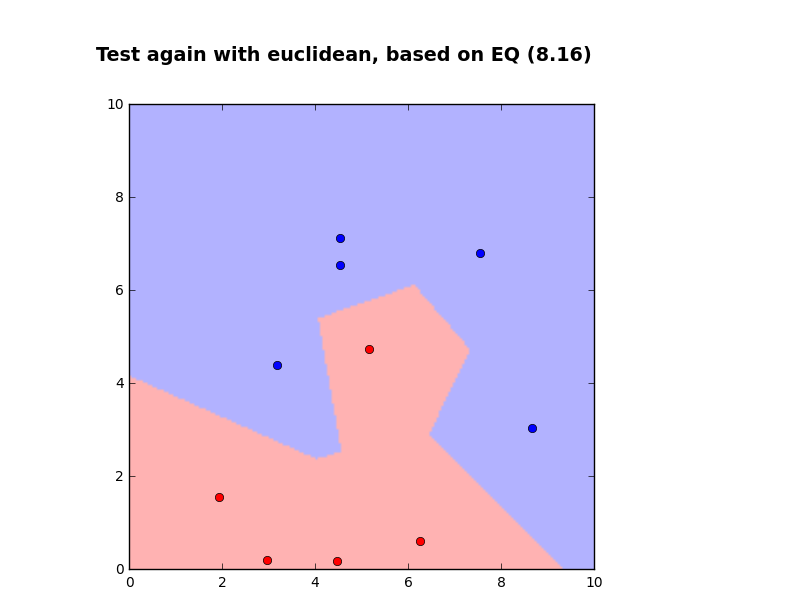
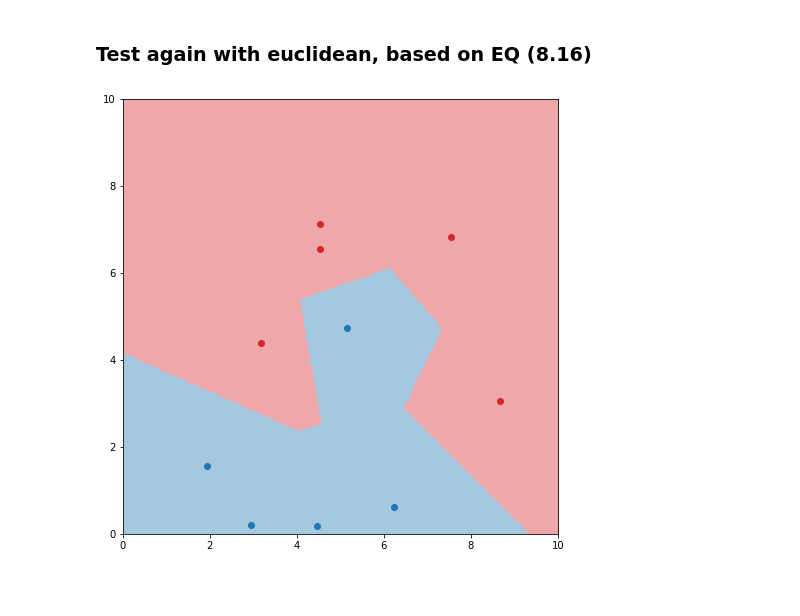
Before and after one commit to pfaion/NonparametricMethods, a Jupyter notebook: explore.ipynb, the cells around one changed output. Saved outputs shown, nothing was run; the diff lists cells and outputs as text; code cells hidden in the pictures; blank space fills up the shorter version.

Commit message:
used matplotlib 2.0 beta and adjusted color scheme

```diff
--- a/explore.ipynb
+++ b/explore.ipynb
@@ -139,7 +139,7 @@ ys = np.arange(0, 10, 0.1)
 for i,h in enumerate(hs):
     plt.subplot(2,2,i+1)
     responses = [[multivariate_kernel_estimator((x, y), data2D, h, multivariate_gaussian_kernel) for x in xs] for y in ys]
-    plt.imshow(responses, extent=(0,10,0,10), cmap=plt.cm.Greens, origin='lower')
+    plt.imshow(responses, extent=(0,10,0,10), origin='lower')
     plt.plot(*zip(*data2D), 'xk')
     plt.colorbar()
 # %% [output]
@@ -152,6 +152,13 @@ nClasses = 2
 classBounds = [(0, 7), (3, 10)]
 nSamples = [5, 5]
 classData2D = [[(random.uniform(*classBounds[i]), random.uniform(*classBounds[i])) for _ in range(nSamples[i])] for i in range(nClasses)]
+
+colors = ['C0', 'C3']
+from matplotlib.colors import LinearSegmentedColormap
+colormap = LinearSegmentedColormap.from_list('',[
+            matplotlib.colors.to_rgba(colors[0], alpha = 0.4),
+            (1,1,1),
+            matplotlib.colors.to_rgba(colors[1], alpha = 0.4)])
 # %% [markdown]
 ### EQ (8.14) classifier based on class conditional kernel density estimator
 # %%
@@ -176,11 +183,7 @@ for i,h in enumerate(hs):
             class_conditional_kernel_classifier((x, y), classData2D, h, multivariate_gaussian_kernel)
         for x in xs] for y in ys]
 
-    colors = ['r', 'b']
-    from matplotlib.colors import LinearSegmentedColormap
-    cm = LinearSegmentedColormap.from_list('my_colormap',[(1,0.7,0.7), (1,1,1),  (0.7,0.7,1)])
-
-    plt.imshow(classifications, extent=(0,10,0,10), cmap=cm, origin='lower')
+    plt.imshow(classifications, extent=(0,10,0,10), cmap=colormap, origin='lower')
     for c, data in enumerate(classData2D):
         plt.plot(*zip(*data), 'o', color=colors[c])
 # %% [output]
@@ -213,11 +216,7 @@ for i,k in enumerate(ks):
             knn_classifier((x, y), classData2D, k)
         for x in xs] for y in ys]
 
-    colors = ['r', 'b']
-    from matplotlib.colors import LinearSegmentedColormap
-    cm = LinearSegmentedColormap.from_list('my_colormap',[(1,0.7,0.7), (0.7,0.7,1)])
-
-    plt.imshow(classifications, extent=(0,10,0,10), cmap=cm, origin='lower')
+    plt.imshow(classifications, extent=(0,10,0,10), cmap=colormap, origin='lower')
     for c, data in enumerate(classData2D):
         plt.plot(*zip(*data), 'o', color=colors[c])
 # %% [output]
@@ -278,16 +277,12 @@ def nn_classifier(x_tup, data, dist):
 # %%
 xs = np.arange(0, 10, 0.05)
 ys = np.arange(0, 10, 0.05)
 
 classifications = [[nn_classifier((x, y), classData2D, euclidean_dist) for x in xs] for y in ys]
 
-colors = ['r', 'b']
-from matplotlib.colors import LinearSegmentedColormap
-cm = LinearSegmentedColormap.from_list('my_colormap',[(1,0.7,0.7), (0.7,0.7,1)])
-
-plt.figure(figsize=(8, 6))
-plt.imshow(classifications, extent=(0,10,0,10), cmap=cm, origin='lower')
+plt.figure(figsize=(10, 8))
+plt.imshow(classifications, extent=(0,10,0,10), cmap=colormap, origin='lower')
 for c, data in enumerate(classData2D):
     plt.plot(*zip(*data), 'o', color=colors[c])
 # %% [output]
-[figure, old version]
+[figure, new version]
```
Also changed, not shown: parts of 10 cells of this notebook.
